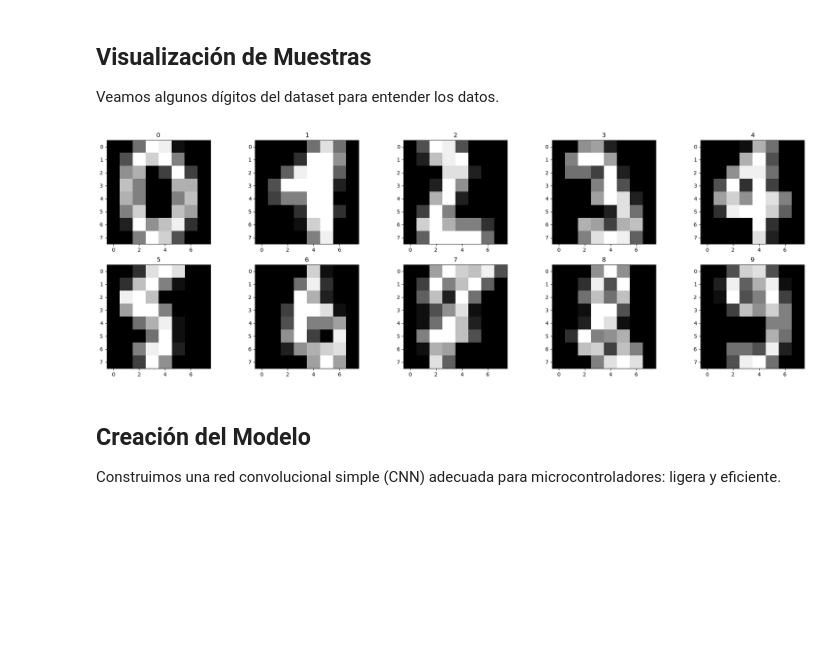
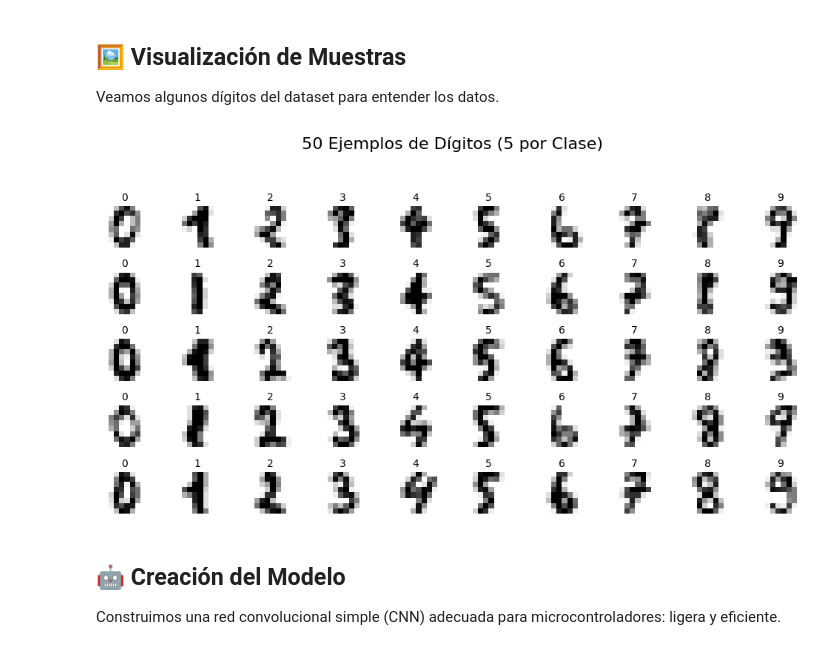
Before and after one commit to Tomas-De-Blasio-ing/EmbedIA, a Jupyter notebook: Usando_EmbedIA.ipynb, the cells around one changed output. Cells and saved outputs as stored; diff of their text form; code cells hidden in the pictures; blank space fills up the shorter version.

```diff
--- a/Usando_EmbedIA.ipynb
+++ b/Usando_EmbedIA.ipynb
@@ -89,23 +90,31 @@ x_test.shape (360, 8, 8, 1)
 # %% [markdown]
-## Visualización de Muestras
+## 🖼️ Visualización de Muestras
 
 Veamos algunos dígitos del dataset para entender los datos.
-# %%
-import matplotlib.pyplot as plt
-import numpy as np
-
-fig, axes = plt.subplots(2, 5, figsize=((5*25)//5, (2*8)//2))
-axes = axes.ravel()
-
-for i in range(10):
-    axes[i].imshow(x_train[np.where(y_train==i)[0][0]], cmap="gray")
-    axes[i].set_title(str(i))
-
-plt.show()
-# %% [output]
-[figure, removed]
+# %%
+import matplotlib.pyplot as plt
+import numpy as np
+
+img_x_digit = 5
+
+fig, axes = plt.subplots(5, 10, figsize=(10, 5))  # Grilla ajustado para buena proporción
+
+for digit in range(10):
+    digit_indices = np.where(y_train == digit)[0] # Encontrar índices de imágenes con el dígito actual
+
+    for row in range(img_x_digit):
+        idx = digit_indices[row] if row < len(digit_indices) else digit_indices[0]
+        axes[row, digit].imshow(x_train[idx].reshape(8, 8), cmap='gray_r')
+        axes[row, digit].set_title(f'{digit}', fontsize=10)
+        axes[row, digit].axis('off')
+
+plt.suptitle(f'{img_x_digit*10} Ejemplos de Dígitos ({img_x_digit} por Clase)', fontsize=16, y=1.05)
+plt.tight_layout()
+plt.show()
+# %% [output]
+[figure, added]
 # %% [markdown]
-## Creación del Modelo
+## 🤖 Creación del Modelo
 
 Construimos una red convolucional simple (CNN) adecuada para microcontroladores: ligera y eficiente.
 # %%
```
Also changed, not shown: parts of 17 cells of this notebook, 1 other file.
